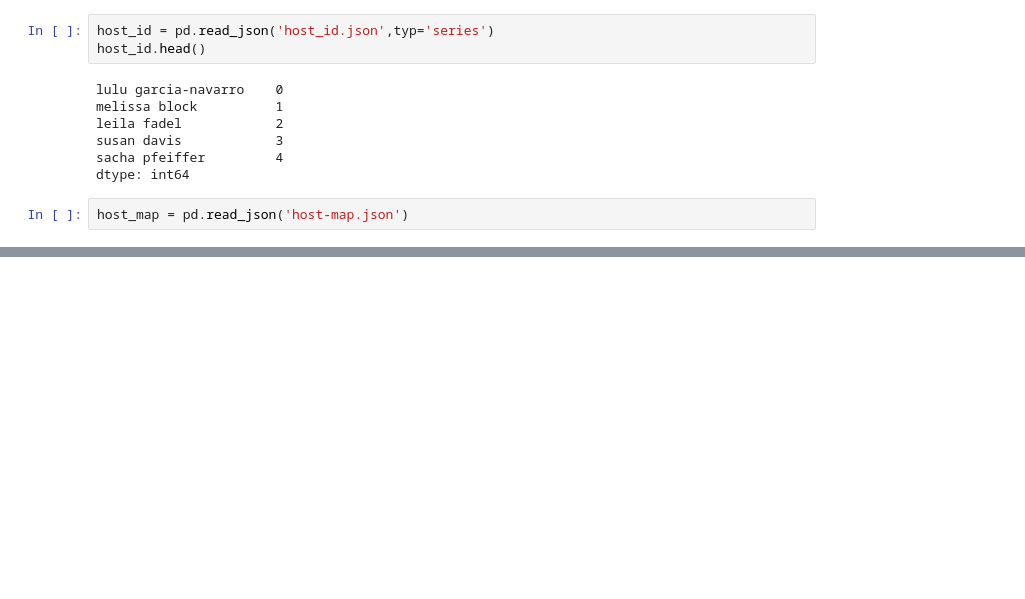
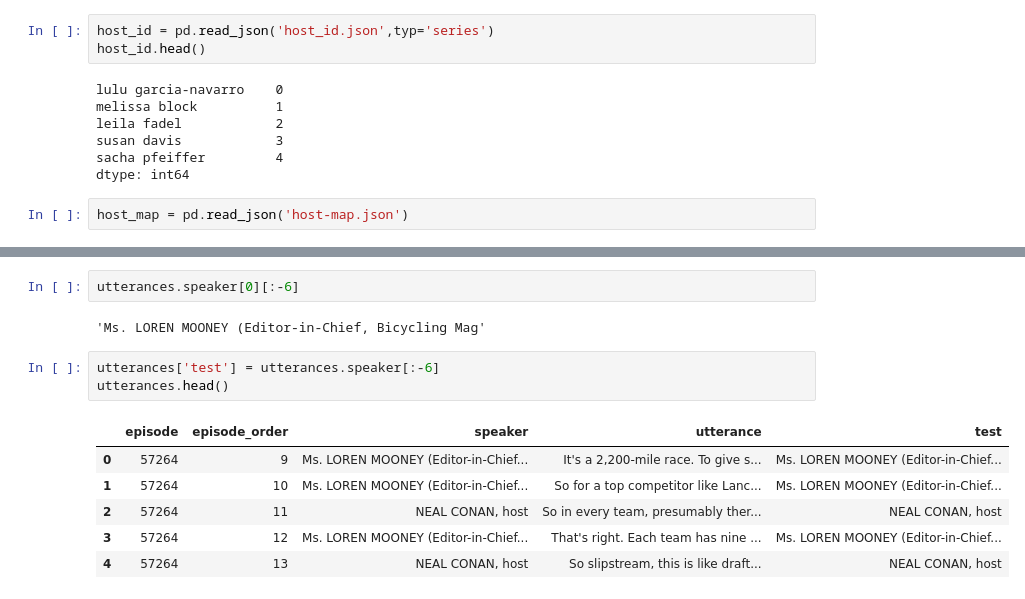
Before and after one commit to npr-nlp/npr-nlp-project, a Jupyter notebook: archive/brian_acquire_notebook.ipynb, the cells around one changed output, grey strips where cells are left out. Cells and saved outputs as stored; diff of their text form; blank space fills up the shorter version.

```diff
--- a/archive/brian_acquire_notebook.ipynb
+++ b/archive/brian_acquire_notebook.ipynb
@@ -173,0 +191,14 @@ host_map.head().T
+# %%
+utterances.speaker[0][:-6]
+# %% [output]
+'Ms. LOREN MOONEY (Editor-in-Chief, Bicycling Mag'
+# %%
+utterances['test'] = utterances.speaker[:-6]
+utterances.head()
+# %% [output]
+|  | episode | episode_order | speaker | utterance | test |
+| 0 | 57264 | 9 | Ms. LOREN MOONEY (Editor-in-Chief... | It's a 2,200-mile race. To give s... | Ms. LOREN MOONEY (Editor-in-Chief... |
+| 1 | 57264 | 10 | Ms. LOREN MOONEY (Editor-in-Chief... | So for a top competitor like Lanc... | Ms. LOREN MOONEY (Editor-in-Chief... |
+| 2 | 57264 | 11 | NEAL CONAN, host | So in every team, presumably ther... | NEAL CONAN, host |
+| 3 | 57264 | 12 | Ms. LOREN MOONEY (Editor-in-Chief... | That's right. Each team has nine ... | Ms. LOREN MOONEY (Editor-in-Chief... |
+| 4 | 57264 | 13 | NEAL CONAN, host | So slipstream, this is like draft... | NEAL CONAN, host |
```
Also changed, not shown: parts of 5 cells of this notebook, 1 other file.
